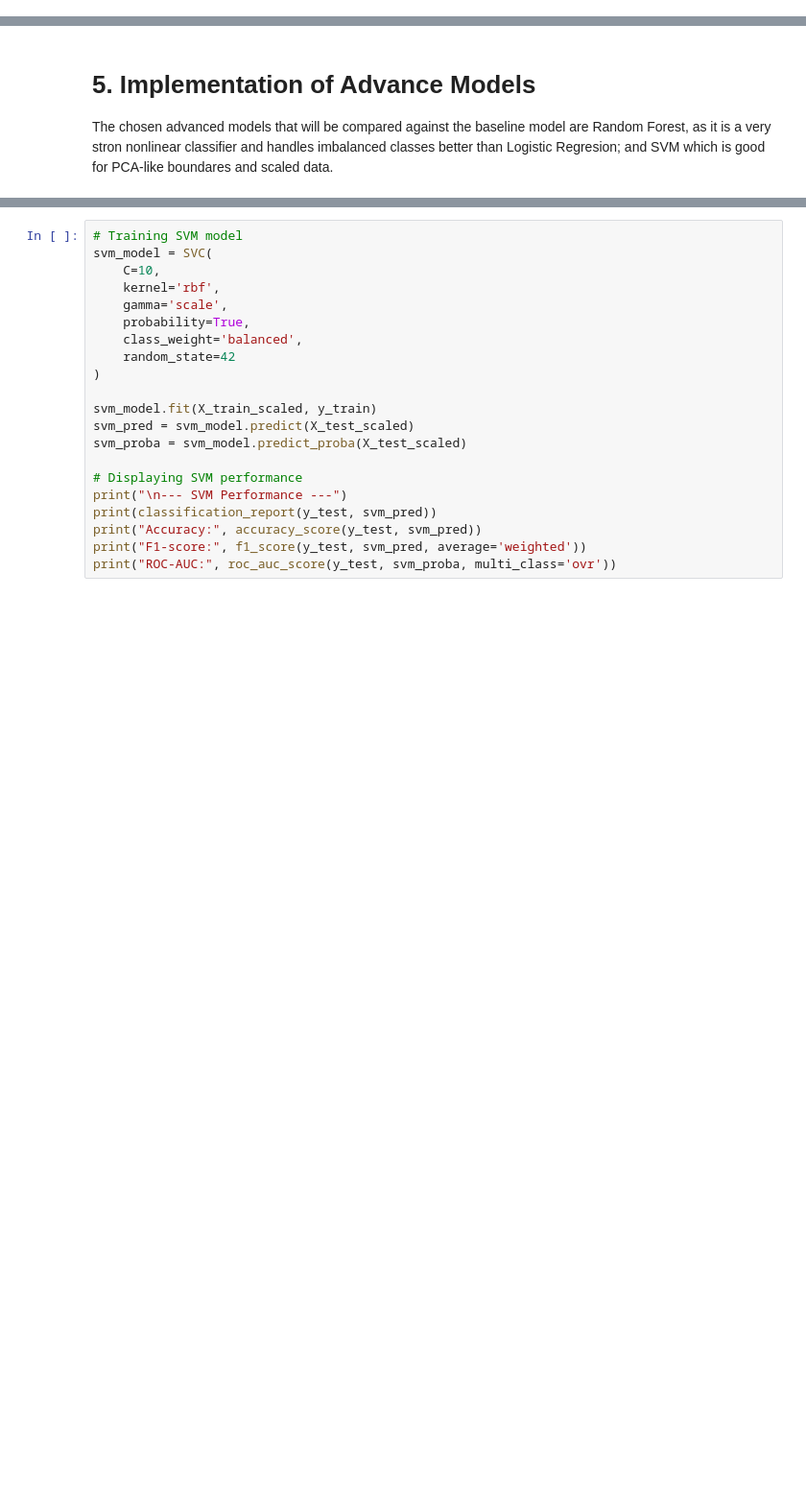
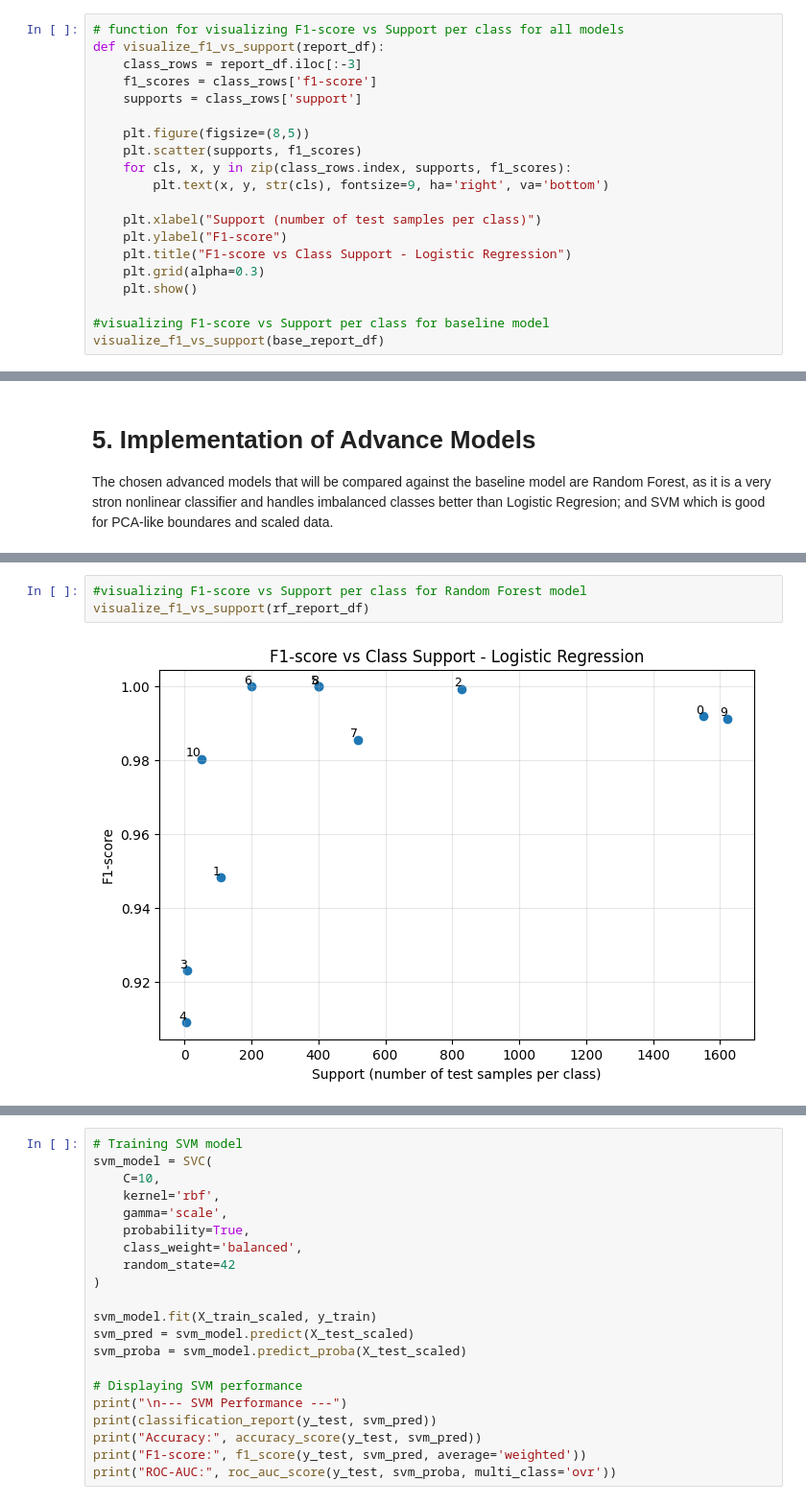
Before and after one commit to Andriguez/Machine-Learning-Project, a Jupyter notebook: notebook/project-notebook_v2.ipynb, the cells around one changed output, grey strips where cells are left out. Shown at 96% size. Drawn from its saved outputs; the diff is of its cells as text; blank space fills up the shorter version.

```diff
--- a/notebook/project-notebook_v2.ipynb
+++ b/notebook/project-notebook_v2.ipynb
@@ -316,0 +328,20 @@ plt.show()
+# %%
+# function for visualizing F1-score vs Support per class for all models
+def visualize_f1_vs_support(report_df):
+    class_rows = report_df.iloc[:-3]
+    f1_scores = class_rows['f1-score']
+    supports = class_rows['support']
+
+    plt.figure(figsize=(8,5))
+    plt.scatter(supports, f1_scores)
+    for cls, x, y in zip(class_rows.index, supports, f1_scores):
+        plt.text(x, y, str(cls), fontsize=9, ha='right', va='bottom')
+
+    plt.xlabel("Support (number of test samples per class)")
+    plt.ylabel("F1-score")
+    plt.title("F1-score vs Class Support - Logistic Regression")
+    plt.grid(alpha=0.3)
+    plt.show()
+
+#visualizing F1-score vs Support per class for baseline model
+visualize_f1_vs_support(base_report_df)
@@ -467,0 +474,5 @@ ROC-AUC: 0.9921593928217991
+# %%
+#visualizing F1-score vs Support per class for Random Forest model
+visualize_f1_vs_support(rf_report_df)
+# %% [output]
+[figure, added]
```
Also changed, not shown: parts of 22 cells of this notebook, 11 other files.
